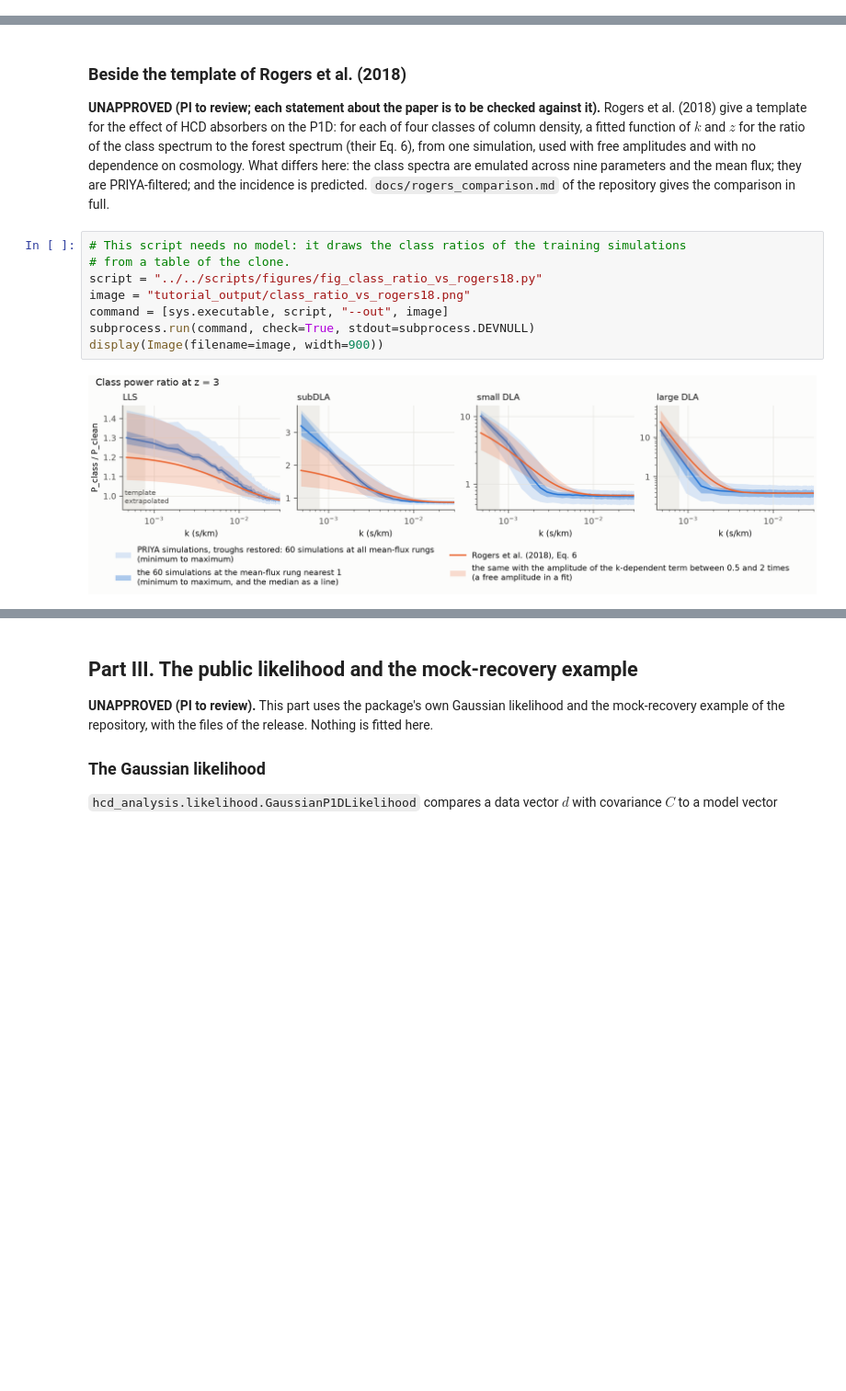
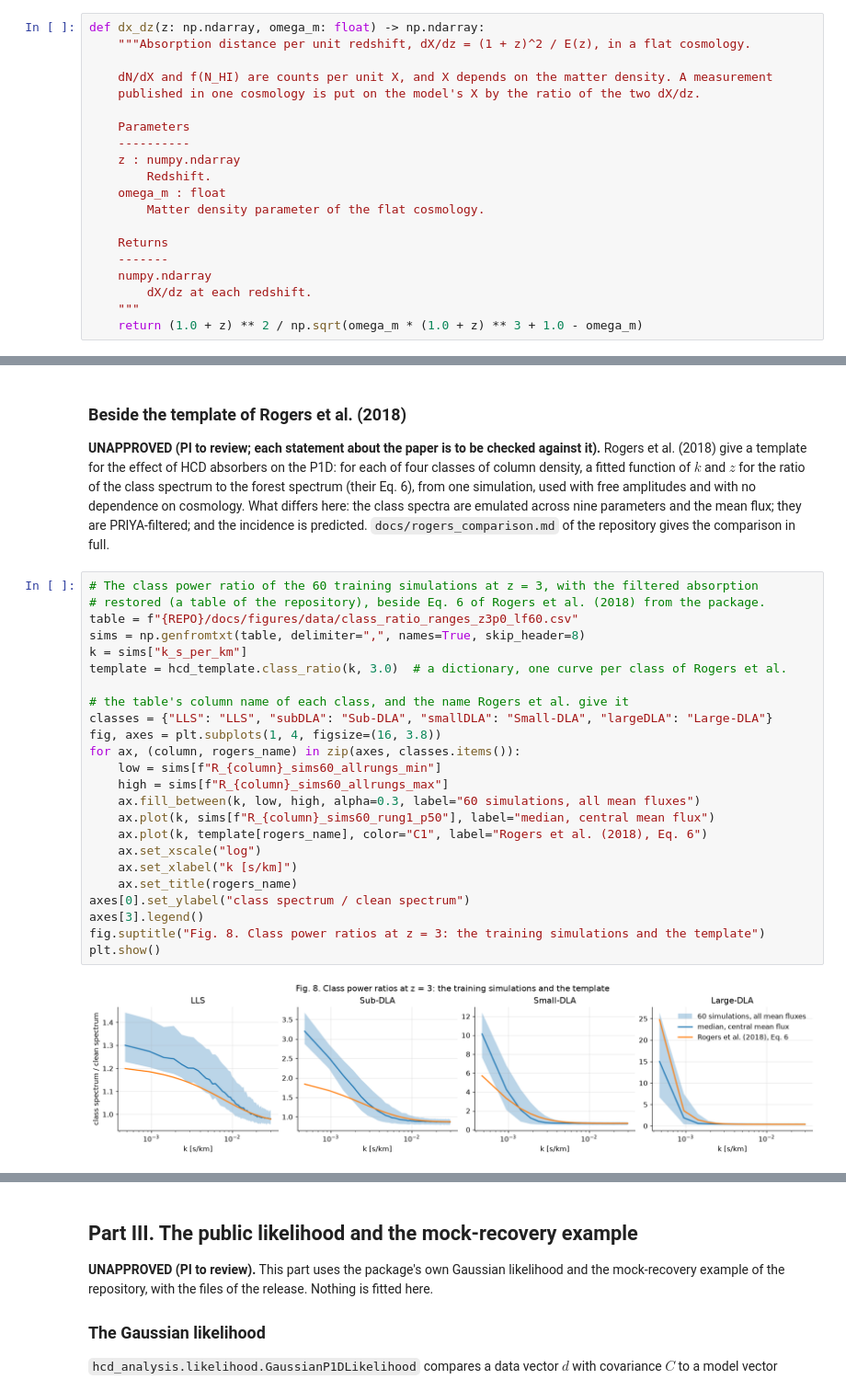
Before and after one commit to jibanCat/hcd_priya, a Jupyter notebook: notebooks/tutorial/hcd_priya_tutorial.ipynb, the cells around one changed output, grey strips where cells are left out. Shown at 92% size. Saved outputs shown, nothing was run; the diff lists cells and outputs as text; blank space fills up the shorter version.

```diff
--- a/notebooks/tutorial/hcd_priya_tutorial.ipynb
+++ b/notebooks/tutorial/hcd_priya_tutorial.ipynb
@@ -231 +260,21 @@ dN/dX of DLA at z = 3: 0.0602, held-out range 0.0595 to 0.0609
+# %%
+def dx_dz(z: np.ndarray, omega_m: float) -> np.ndarray:
+    """Absorption distance per unit redshift, dX/dz = (1 + z)^2 / E(z), in a flat cosmology.
+
+    dN/dX and f(N_HI) are counts per unit X, and X depends on the matter density. A measurement
+    published in one cosmology is put on the model's X by the ratio of the two dX/dz.
+
+    Parameters
+    ----------
+    z : numpy.ndarray
+        Redshift.
+    omega_m : float
+        Matter density parameter of the flat cosmology.
+
+    Returns
+    -------
+    numpy.ndarray
+        dX/dz at each redshift.
+    """
+    return (1.0 + z) ** 2 / np.sqrt(omega_m * (1.0 + z) ** 3 + 1.0 - omega_m)
 # %%
@@ -352,13 +431,29 @@ simulation, used with free amplitudes and with no dependence on cosmology. What
 are emulated across nine parameters and the mean flux; they are PRIYA-filtered; and the incidence is predicted.
 `docs/rogers_comparison.md` of the repository gives the comparison in full.
 # %%
-# This script needs no model: it draws the class ratios of the training simulations
-# from a table of the clone.
-script = "../../scripts/figures/fig_class_ratio_vs_rogers18.py"
-image = "tutorial_output/class_ratio_vs_rogers18.png"
-command = [sys.executable, script, "--out", image]
-subprocess.run(command, check=True, stdout=subprocess.DEVNULL)
-display(Image(filename=image, width=900))
+# The class power ratio of the 60 training simulations at z = 3, with the filtered absorption
+# restored (a table of the repository), beside Eq. 6 of Rogers et al. (2018) from the package.
+table = f"{REPO}/docs/figures/data/class_ratio_ranges_z3p0_lf60.csv"
+sims = np.genfromtxt(table, delimiter=",", names=True, skip_header=8)
+k = sims["k_s_per_km"]
+template = hcd_template.class_ratio(k, 3.0)  # a dictionary, one curve per class of Rogers et al.
+
+# the table's column name of each class, and the name Rogers et al. give it
+classes = {"LLS": "LLS", "subDLA": "Sub-DLA", "smallDLA": "Small-DLA", "largeDLA": "Large-DLA"}
+fig, axes = plt.subplots(1, 4, figsize=(16, 3.8))
+for ax, (column, rogers_name) in zip(axes, classes.items()):
+    low = sims[f"R_{column}_sims60_allrungs_min"]
+    high = sims[f"R_{column}_sims60_allrungs_max"]
+    ax.fill_between(k, low, high, alpha=0.3, label="60 simulations, all mean fluxes")
+    ax.plot(k, sims[f"R_{column}_sims60_rung1_p50"], label="median, central mean flux")
+    ax.plot(k, template[rogers_name], color="C1", label="Rogers et al. (2018), Eq. 6")
+    ax.set_xscale("log")
+    ax.set_xlabel("k [s/km]")
+    ax.set_title(rogers_name)
+axes[0].set_ylabel("class spectrum / clean spectrum")
+axes[3].legend()
+fig.suptitle("Fig. 8. Class power ratios at z = 3: the training simulations and the template")
+plt.show()
 # %% [output]
-[figure, old version]
+[figure, new version]
 # %% [markdown]
```
Also changed, not shown: parts of 18 cells of this notebook, 6 other files.
